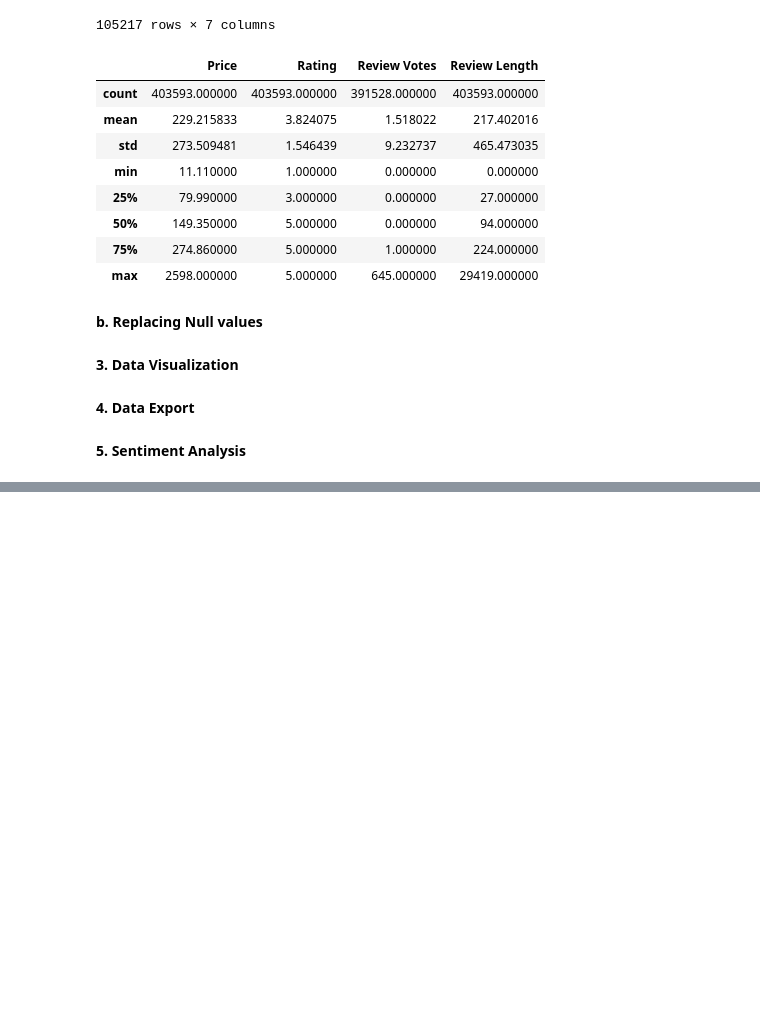
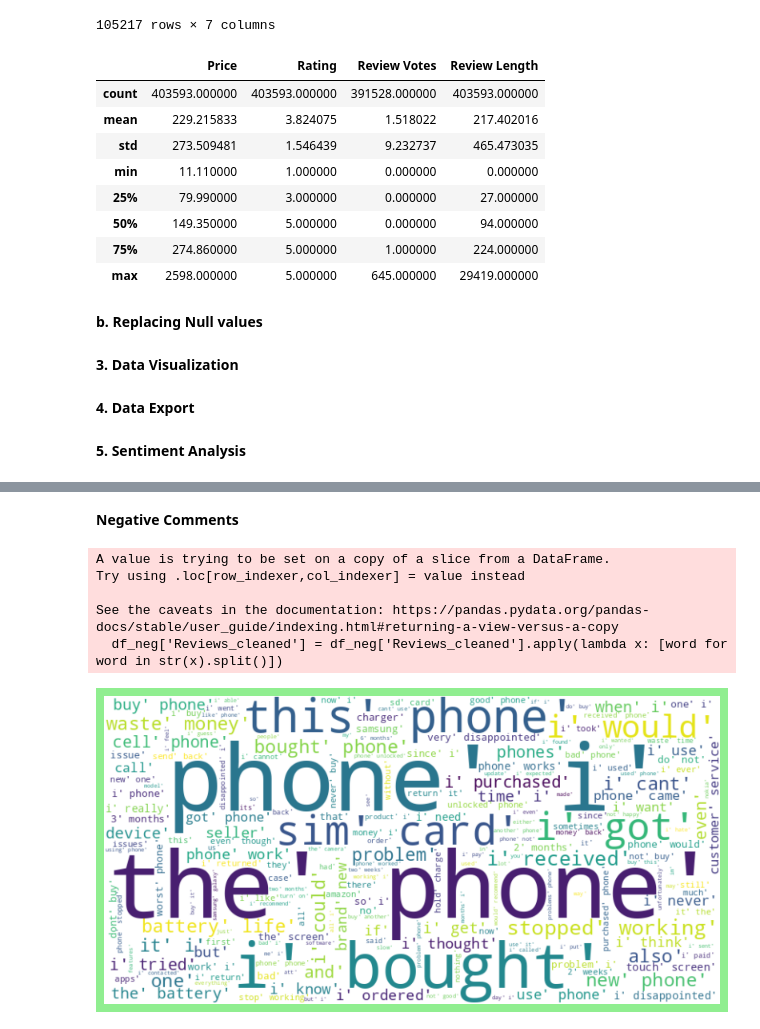
Before and after one commit to longbui23/Amazon-Analysis, a Jupyter notebook: GeneralAnalysisAndDataCleaning.ipynb, the cells around one changed output, grey strips where cells are left out. Saved outputs shown, nothing was run; the diff lists cells and outputs as text; code cells hidden in the pictures; blank space fills up the shorter version.

```diff
--- a/GeneralAnalysisAndDataCleaning.ipynb
+++ b/GeneralAnalysisAndDataCleaning.ipynb
@@ -451,0 +597,24 @@ plt.show()
+# %% [markdown]
+**Negative Comments**
+# %%
+#concat into big string
+df_neg = df[df['Review_class']=='neg']
+df_neg['Reviews_cleaned'] = df_neg['Reviews_cleaned'].apply(lambda x: [word for word in str(x).split()])
+neg_words = [word for review in df_neg['Reviews_cleaned'].tolist() for word in review]
+neg_words_str = ' '.join(neg_words)
+
+# Create a WordCloud object
+wordcloud = WordCloud(width=800, height=400, background_color='white').generate(neg_words_str)
+
+# Display
+plt.figure(figsize=(10, 5))
+plt.imshow(wordcloud, interpolation='bilinear')
+plt.axis('off')
+plt.show()
+# %% [output]
+A value is trying to be set on a copy of a slice from a DataFrame.
+Try using .loc[row_indexer,col_indexer] = value instead
+
+See the caveats in the documentation: https://pandas.pydata.org/pandas-docs/stable/user_guide/indexing.html#returning-a-view-versus-a-copy
+  df_neg['Reviews_cleaned'] = df_neg['Reviews_cleaned'].apply(lambda x: [word for word in str(x).split()])
+[figure, added]
```
Also changed, not shown: parts of 22 cells of this notebook.
